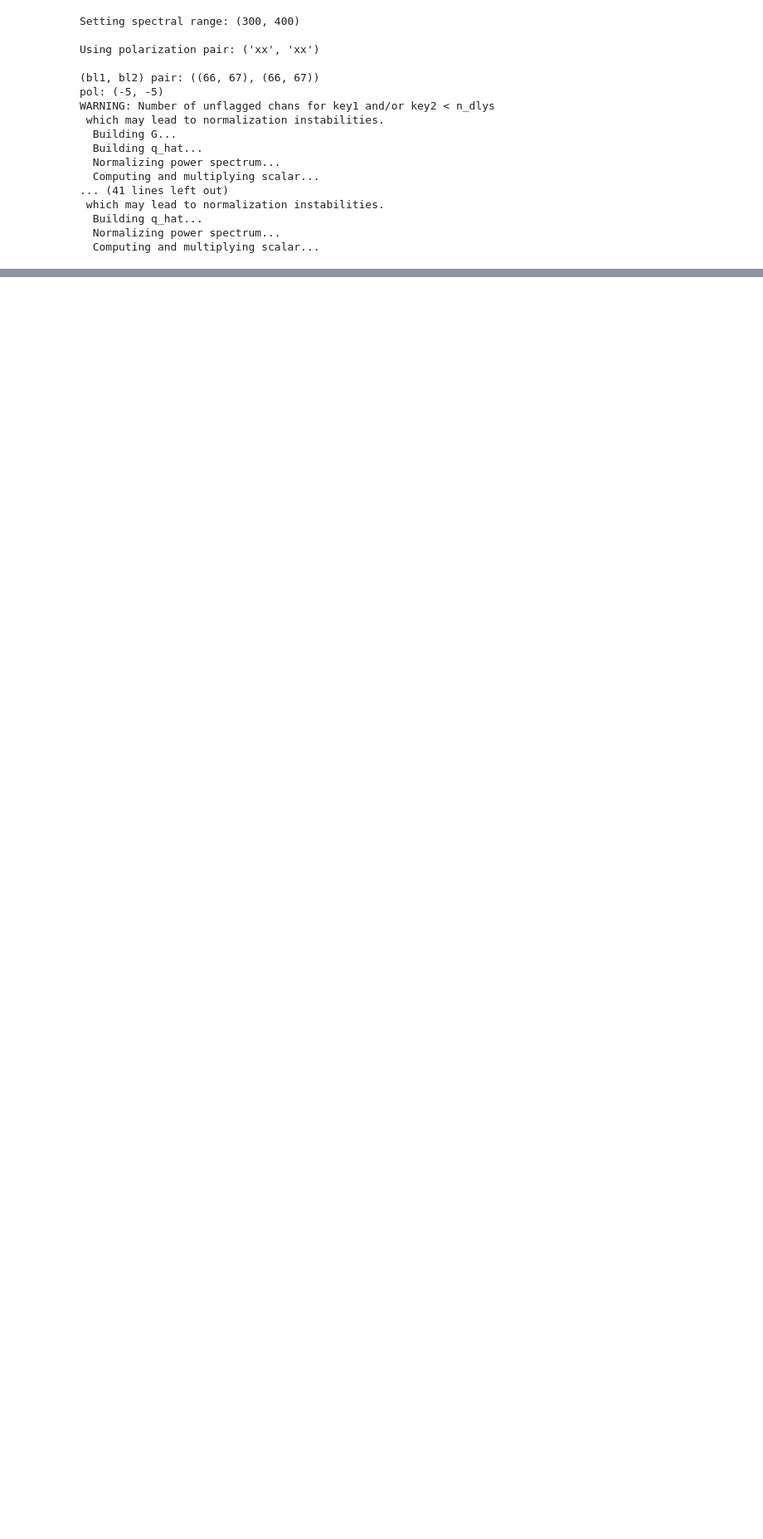
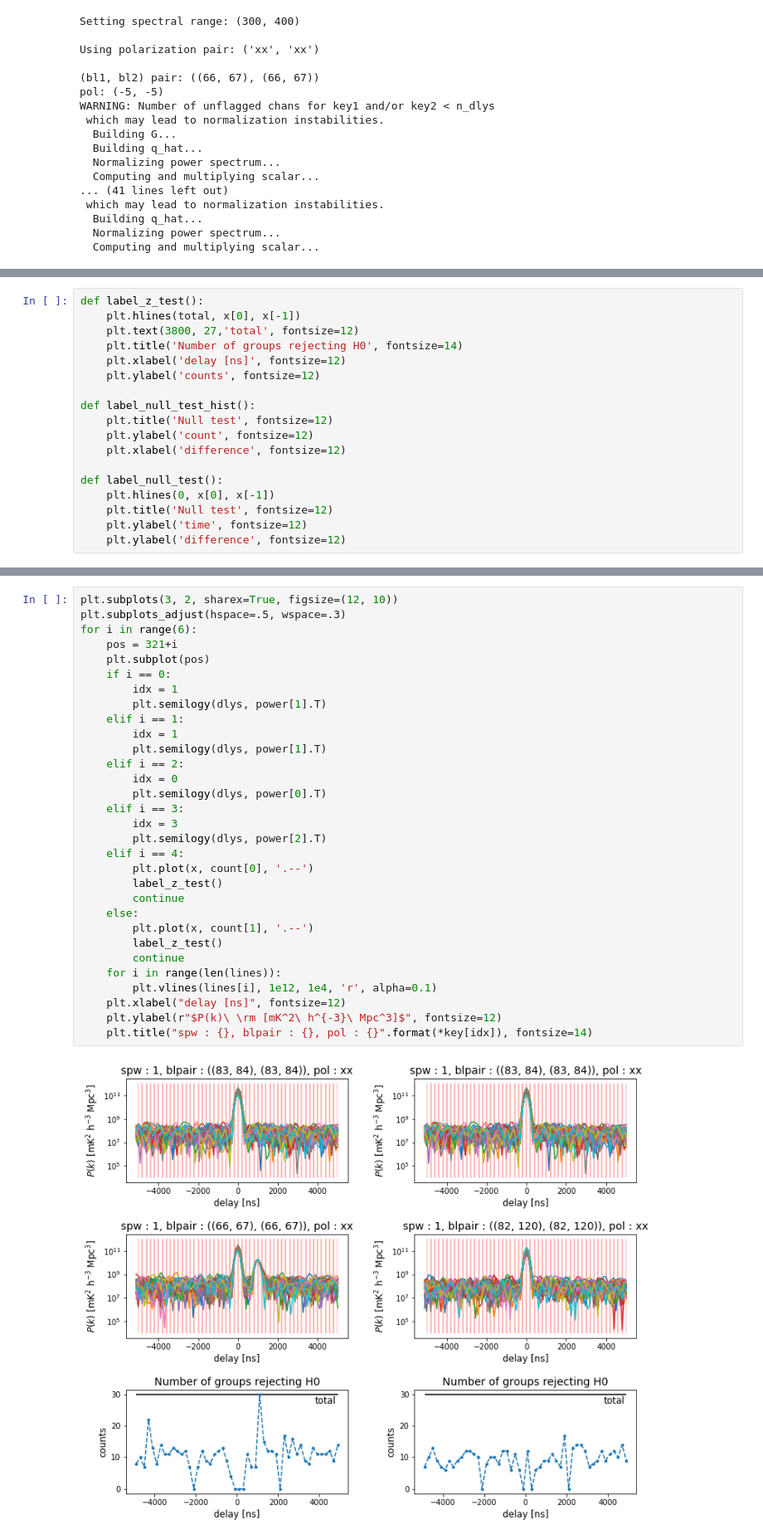
Before and after one commit to acliu/mcgill_sandbox, a Jupyter notebook: dixin/cable_reflection.ipynb, the cells around one changed output, grey strips where cells are left out. Shown: that part at 83% size. Saved outputs shown, nothing was run; the diff lists cells and outputs as text; blank space fills up the shorter version.

Commit message:
Add null test and AD-test for null test results

```diff
--- a/dixin/cable_reflection.ipynb
+++ b/dixin/cable_reflection.ipynb
@@ -100 +113,19 @@ plt.show()
+# %%
+def label_z_test():
+    plt.hlines(total, x[0], x[-1])
+    plt.text(3800, 27,'total', fontsize=12)
+    plt.title('Number of groups rejecting H0', fontsize=14)
+    plt.xlabel('delay [ns]', fontsize=12)
+    plt.ylabel('counts', fontsize=12)
+
+def label_null_test_hist():
+    plt.title('Null test', fontsize=12)
+    plt.ylabel('count', fontsize=12)
+    plt.xlabel('difference', fontsize=12)
+
+def label_null_test():
+    plt.hlines(0, x[0], x[-1])
+    plt.title('Null test', fontsize=12)
+    plt.ylabel('time', fontsize=12)
+    plt.ylabel('difference', fontsize=12)
 # %%
@@ -135,0 +170,33 @@ plt.show()
+# %%
+plt.subplots(3, 2, sharex=True, figsize=(12, 10))
+plt.subplots_adjust(hspace=.5, wspace=.3)
+for i in range(6):
+    pos = 321+i
+    plt.subplot(pos)
+    if i == 0:
+        idx = 1
+        plt.semilogy(dlys, power[1].T)
+    elif i == 1:
+        idx = 1
+        plt.semilogy(dlys, power[1].T)
+    elif i == 2:
+        idx = 0
+        plt.semilogy(dlys, power[0].T)
+    elif i == 3:
+        idx = 3
+        plt.semilogy(dlys, power[2].T)
+    elif i == 4:
+        plt.plot(x, count[0], '.--')
+        label_z_test()
+        continue
+    else:
+        plt.plot(x, count[1], '.--')
+        label_z_test()
+        continue
+    for i in range(len(lines)):
+        plt.vlines(lines[i], 1e12, 1e4, 'r', alpha=0.1)
+    plt.xlabel("delay [ns]", fontsize=12)
+    plt.ylabel(r"$P(k)\ \rm [mK^2\ h^{-3}\ Mpc^3]$", fontsize=12)
+    plt.title("spw : {}, blpair : {}, pol : {}".format(*key[idx]), fontsize=14)
+# %% [output]
+[figure, added]
```
Also changed, not shown: parts of 14 cells of this notebook.
